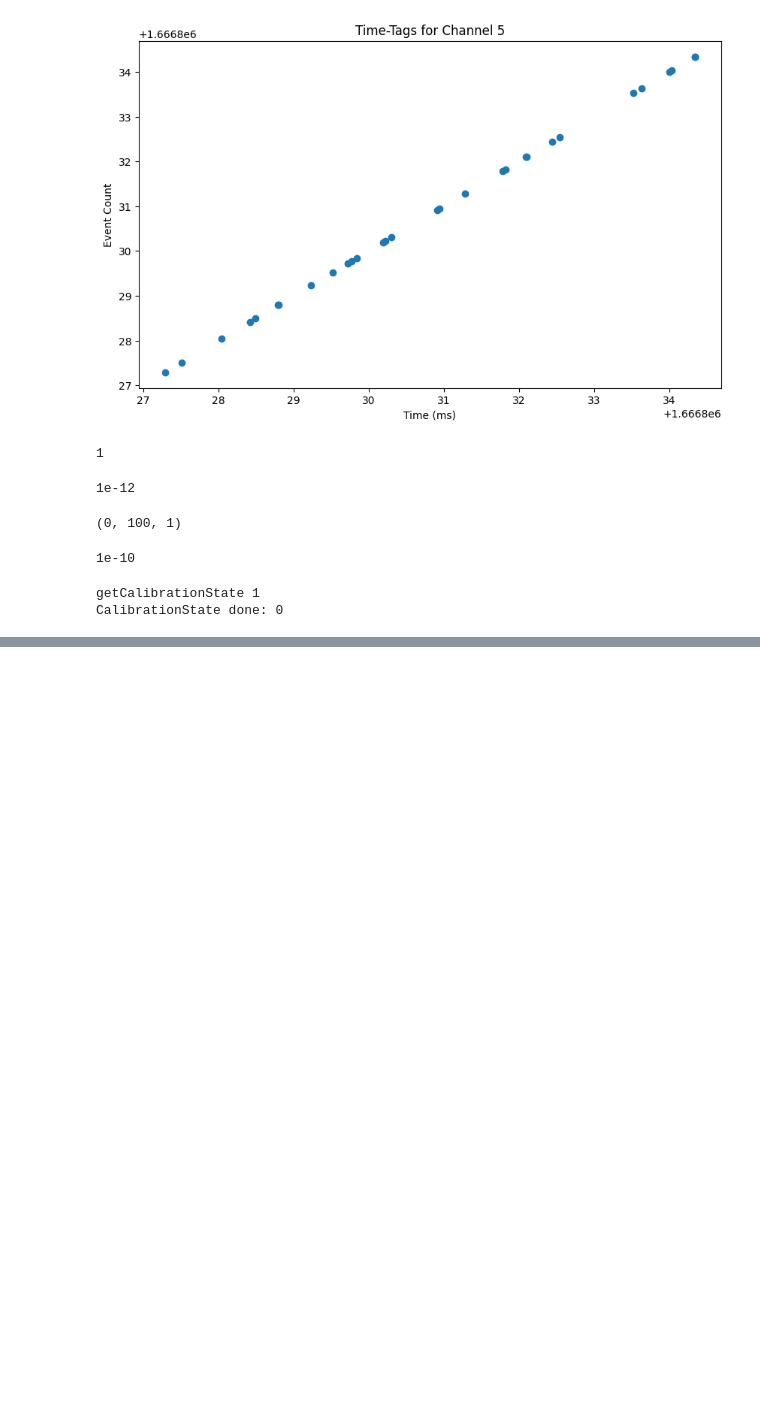
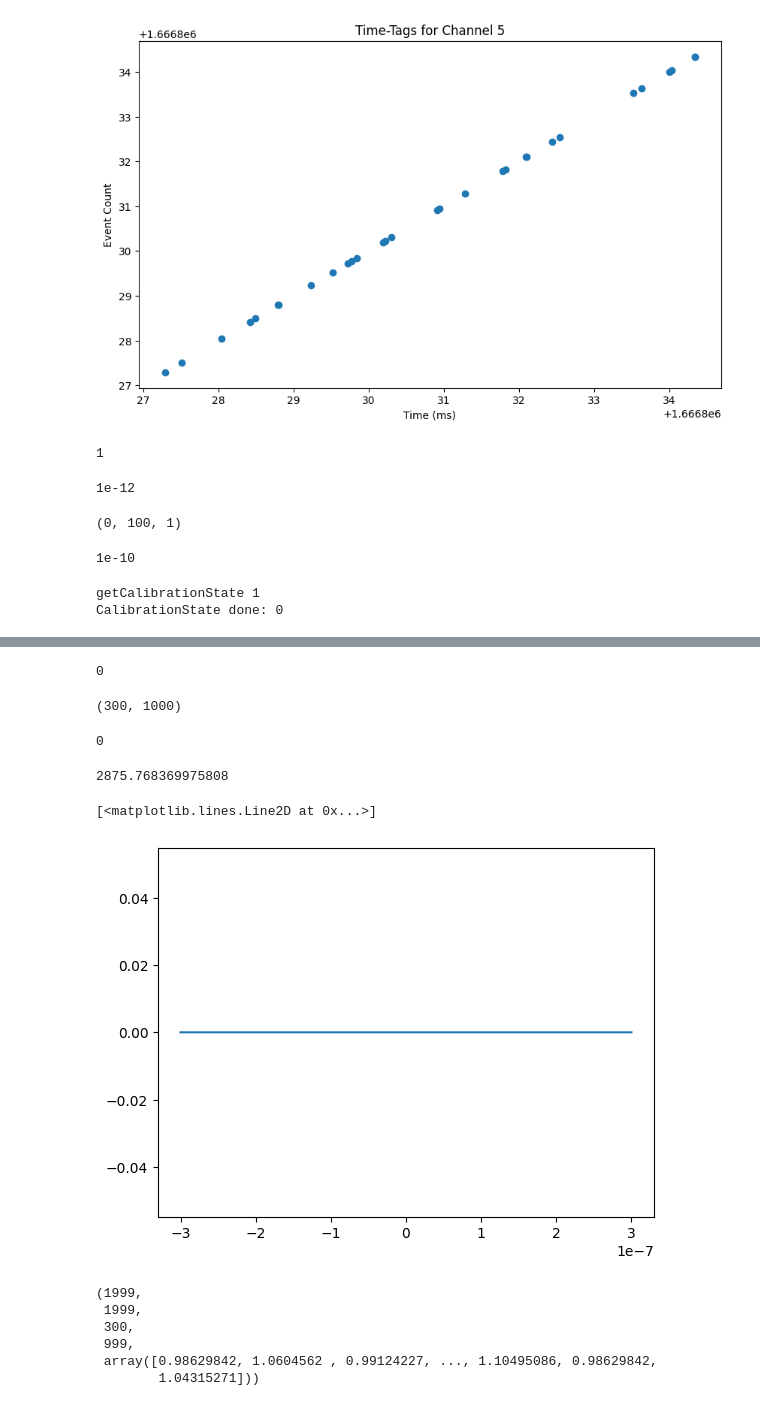
Before and after one commit to trezitorul/qudi-Purdue-modules, a Jupyter notebook: src/qudi/hardware/qutag/qutagTesting.ipynb, the cells around one changed output, grey strips where cells are left out. Cells and saved outputs as stored; diff of their text form; code cells hidden in the pictures; blank space fills up the shorter version.

```diff
--- a/src/qudi/hardware/qutag/qutagTesting.ipynb
+++ b/src/qudi/hardware/qutag/qutagTesting.ipynb
@@ -121,0 +132,43 @@ qutag.deInitialize()
+# %%
+plotWidth=300*ns
+# %%
+binCount=1000
+# %%
+binWidth=plotWidth/binCount
+# %%
+qutag.setHBTParams(int(binWidth/ps), binCount)
+# %% [output]
+0
+# %%
+fct=qutag.createHBTFunction()
+# %%
+qutag.getHBTParams()
+# %% [output]
+(300, 1000)
+# %%
+qutag.setHBTInput(5,6)
+# %% [output]
+0
+# %%
+print(qutag.getHBTIntegrationTime())
+qutag.getHBTCorrelations(0, fct)
+qutag.calcHBTG2(fct)
+analyse1 = qutag.analyzeHBTFunction(fct)
+qutag.getHBTCorrelations(1, fct)
+qutag.calcHBTG2(fct)
+analyse2 = qutag.analyzeHBTFunction(fct)
+timeBins=np.linspace(-binWidth*binCount, binWidth*binCount, num=1999)
+plt.plot(timeBins,analyse1[4]-analyse2[4])
+# %% [output]
+2875.768369975808
+[<matplotlib.lines.Line2D at 0x...>]
+[figure, added]
+# %%
+analyse1
+# %% [output]
+(1999,
+ 1999,
+ 300,
+ 999,
+ array([0.98629842, 1.0604562 , 0.99124227, ..., 1.10495086, 0.98629842,
+        1.04315271]))
```
Also changed, not shown: parts of 7 cells of this notebook, 23 other files.
